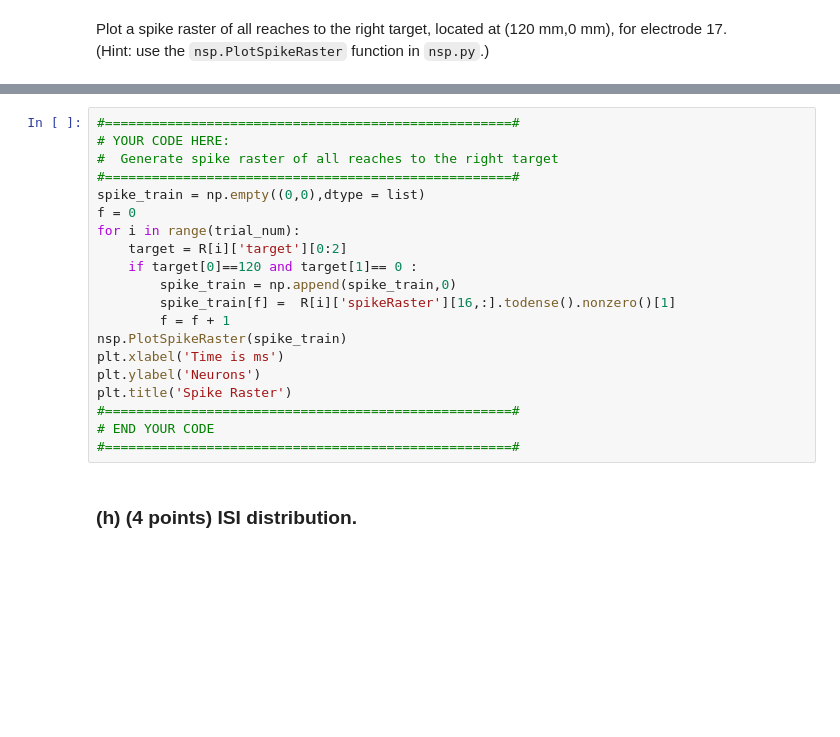
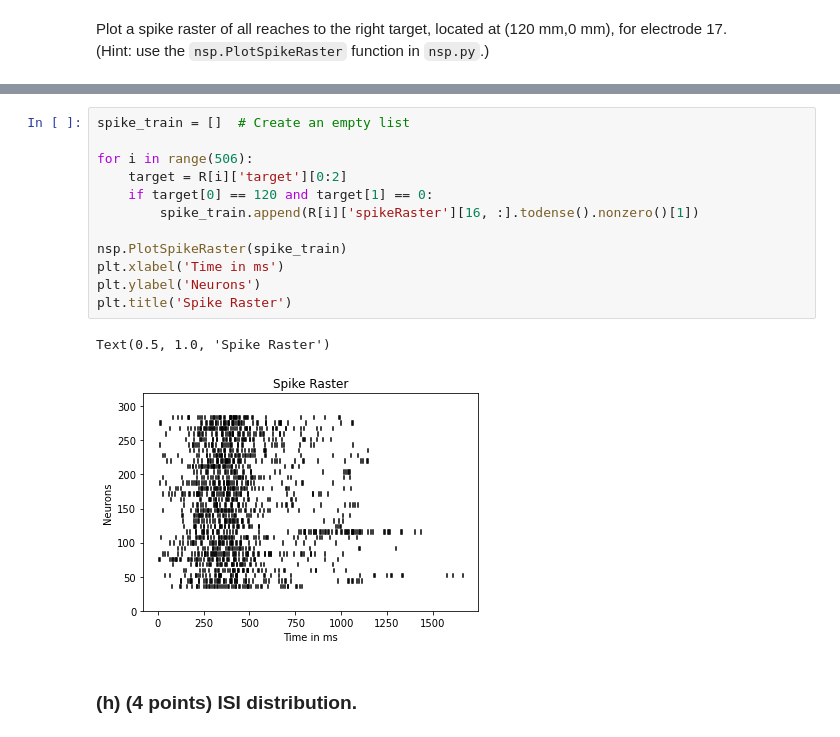
Before and after one commit to sofiagilardini/UCLA_243A, a Jupyter notebook: hw6/hw6p1.ipynb, the cells around one changed output, grey strips where cells are left out. Drawn from its saved outputs; the diff is of its cells as text; blank space fills up the shorter version.

```diff
--- a/hw6/hw6p1.ipynb
+++ b/hw6/hw6p1.ipynb
@@ -175,23 +218,18 @@ Plot a spike raster of all reaches to the right target, located at (120 mm,0 mm)
 # %%
-#====================================================#
-# YOUR CODE HERE:
-#  Generate spike raster of all reaches to the right target
-#====================================================#
-spike_train = np.empty((0,0),dtype = list)
-f = 0
-for i in range(trial_num):
+spike_train = []  # Create an empty list
+
+for i in range(506):
     target = R[i]['target'][0:2]
-    if target[0]==120 and target[1]== 0 :
-        spike_train = np.append(spike_train,0)
-        spike_train[f] =  R[i]['spikeRaster'][16,:].todense().nonzero()[1]
-        f = f + 1
+    if target[0] == 120 and target[1] == 0:
+        spike_train.append(R[i]['spikeRaster'][16, :].todense().nonzero()[1])
+
 nsp.PlotSpikeRaster(spike_train)
-plt.xlabel('Time is ms')
+plt.xlabel('Time in ms')
 plt.ylabel('Neurons')
 plt.title('Spike Raster')
-#====================================================#
-# END YOUR CODE
-#====================================================#
+# %% [output]
+Text(0.5, 1.0, 'Spike Raster')
+[figure, added]
 # %% [markdown]
 ### (h) (4 points) ISI distribution.
 # %% [markdown]
```
Also changed, not shown: parts of 22 cells of this notebook.
